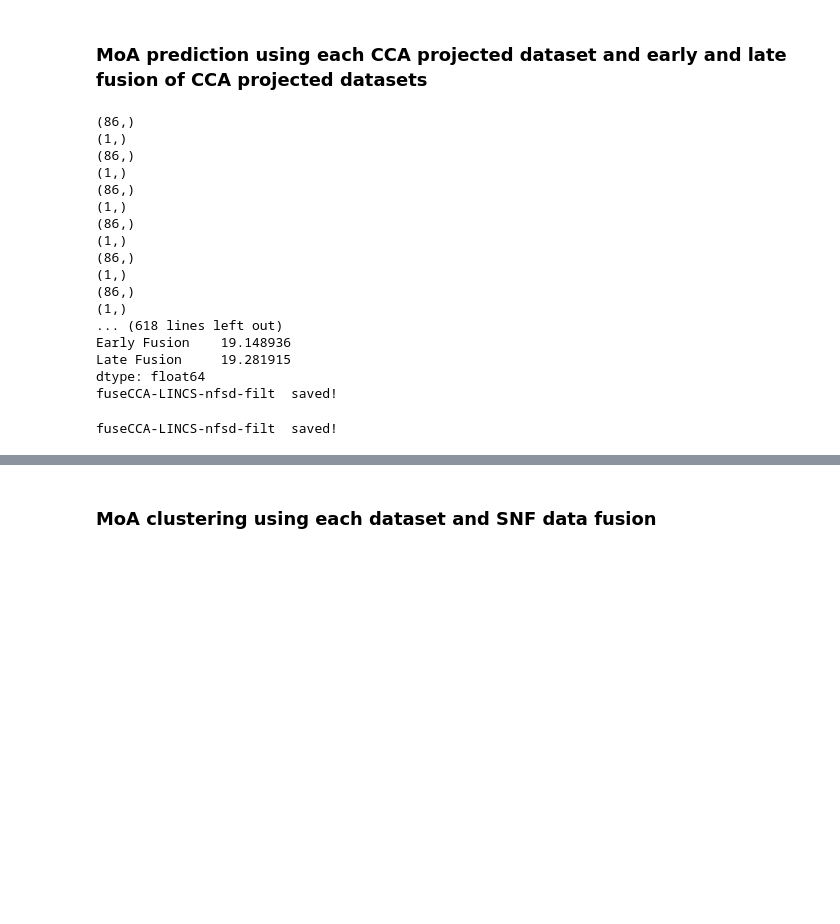
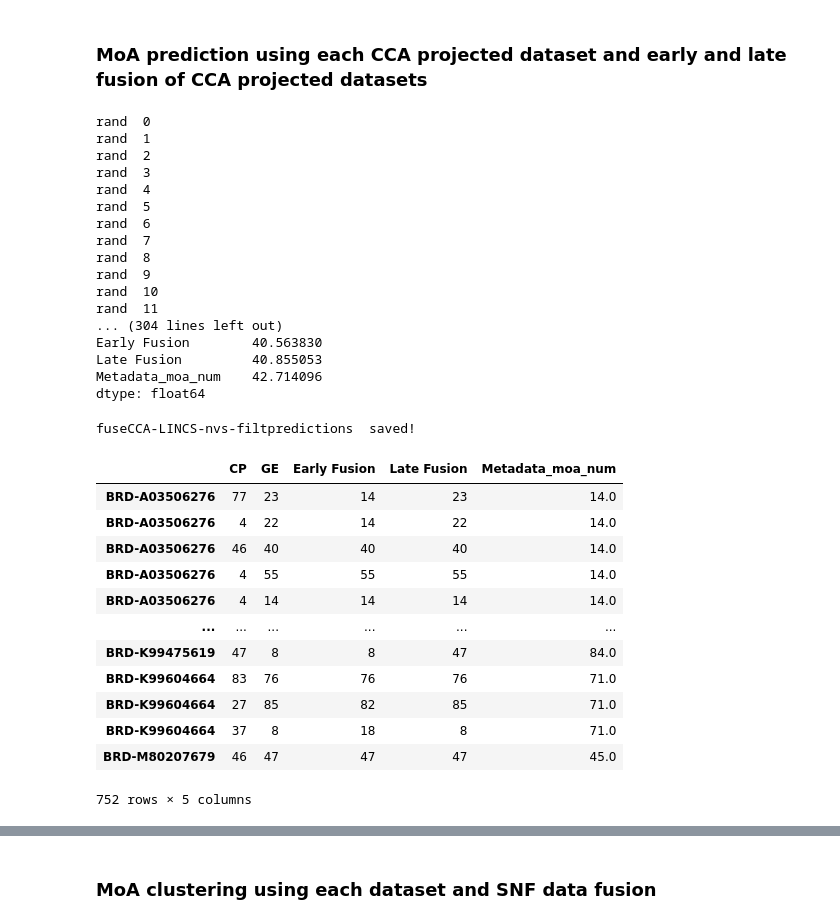
Before and after one commit to carpenter-singh-lab/2022_Haghighi_NatureMethods, a Jupyter notebook: 2-Modality_Integration.ipynb, the cells around one changed output, grey strips where cells are left out. Saved outputs shown, nothing was run; the diff lists cells and outputs as text; code cells hidden in the pictures; blank space fills up the shorter version.

```diff
--- a/2-Modality_Integration.ipynb
+++ b/2-Modality_Integration.ipynb
@@ -721,15 +854,16 @@ group_labels=leG.fit_transform(filteredMOAs['Compounds'].values)
 i=0
 # for train_index0, test_index in gkf.split(filteredMOAs, groups=group_labels):
 for train_index, test_index in logo.split(filteredMOAs, groups=group_labels):
-#     print('rand ',i)
+    print('rand ',i)
+    i+=1
 
 #     data_train = filteredMOAs.loc[train_index,domXfeats].values;
     labels_train=filteredMOAs.loc[train_index,'Metadata_moa_num'].tolist()
-    print(filteredMOAs.loc[train_index,'Metadata_moa_num'].unique().shape)
+#     print(filteredMOAs.loc[train_index,'Metadata_moa_num'].unique().shape)
 
 #     data_test = filteredMOAs.loc[test_index,domXfeats].values;
     labels_test=filteredMOAs.loc[test_index,'Metadata_moa_num'].tolist()
-    print(filteredMOAs.loc[test_index,'Metadata_moa_num'].unique().shape)
+#     print(filteredMOAs.loc[test_index,'Metadata_moa_num'].unique().shape)
 
     class_weightt = class_weight.compute_class_weight(class_weight='balanced',classes=np.unique(labels_train),y=labels_train)
 #         model_tr = RandomForestClassifier(n_estimators=10,max_features=100,class_weight="balanced")
@@ -759,43 +893,62 @@ for train_index, test_index in logo.split(filteredMOAs, groups=group_labels):
         model_tr = LogisticRegression(multi_class='multinomial',n_jobs=3,max_iter=1000,class_weight="balanced")
         model_tr.fit(dt_train,labels_train)
 
-        accc=model_tr.score(dt_test,labels_test)
+#         accc=model_tr.score(dt_test,labels_test)
         probs.append(model_tr.predict_proba(dt_test))
-        moa_pred_res_cca.loc[filteredMOAs.loc[test_index,'Compounds'].unique()[0],col]=accc*100
+#         moa_pred_res_cca.loc[filteredMOAs.loc[test_index,'Compounds'].unique()[0],col]=accc*100
+        moa_pred_res_cca.loc[filteredMOAs.loc[test_index,'Compounds'].unique()[0],col]=model_tr.predict(dt_test)
 
 #     labels_lateFusion=list(np.argmax((probs[0]+probs[1])/2,axis=1))
     labels_lateFusion=model_tr.classes_[np.argmax((probs[0]+probs[1])/2,axis=1)]
-#     acc_array_cca_filt2[i,n+1]=accuracy_score(labels_test,labels_lateFusion)*100
+#     moa_pred_res_cca.loc[filteredMOAs.loc[test_index,'Compounds'].unique()[0],'Late Fusion']=\
+#     accuracy_score(labels_test,labels_lateFusion)*100
+
     moa_pred_res_cca.loc[filteredMOAs.loc[test_index,'Compounds'].unique()[0],'Late Fusion']=\
-    accuracy_score(labels_test,labels_lateFusion)*100
+    labels_lateFusion
+    moa_pred_res_cca.loc[filteredMOAs.loc[test_index,'Compounds'].unique()[0],'Metadata_moa_num']=\
+    labels_test
 
+
+moa_pred_res_cca['Metadata_moa_num']=moa_pred_res_cca.Metadata_moa_num.apply(lambda x: int(x[0]) if type(x)==list else x)
 
 print(moa_pred_res_cca.mean())
 
 filename=results_dir+'/MoAprediction/pred_moa.xlsx'
-saveAsNewSheetToExistingFile(filename,moa_pred_res_cca,'fuseCCA-'+dataset+'-'+profTypeAbbrev+'-'+f)
+saveAsNewSheetToExistingFile(filename,moa_pred_res_cca,'fuseCCA-'+dataset+'-'+profTypeAbbrev+'-'+f+'-predictions')
 
 # print('Accuracy: ',r, np.mean(Acc_list)*100)
 # %% [output]
-(86,)
-(1,)
-(86,)
-(1,)
-(86,)
-(1,)
-(86,)
-(1,)
-(86,)
-(1,)
-(86,)
-(1,)
-... (618 lines left out)
-Early Fusion    19.148936
-Late Fusion     19.281915
+rand  0
+rand  1
+rand  2
+rand  3
+rand  4
+rand  5
+rand  6
+rand  7
+rand  8
+rand  9
+rand  10
+rand  11
+... (304 lines left out)
+Early Fusion        40.563830
+Late Fusion         40.855053
+Metadata_moa_num    42.714096
 dtype: float64
-fuseCCA-LINCS-nfsd-filt  saved!
+fuseCCA-LINCS-nvs-filtpredictions  saved!
-# %%
-filename=results_dir+'/MoAprediction/pred_moa.xlsx'
-saveAsNewSheetToExistingFile(filename,moa_pred_res_cca,'fuseCCA-'+dataset+'-'+profTypeAbbrev+'-'+f)
-# %% [output]
-fuseCCA-LINCS-nfsd-filt  saved!
+# %%
+moa_pred_res_cca
+# %% [output]
+|  | CP | GE | Early Fusion | Late Fusion | Metadata_moa_num |
+| BRD-A03506276 | 77 | 23 | 14 | 23 | 14.0 |
+| BRD-A03506276 | 4 | 22 | 14 | 22 | 14.0 |
+| BRD-A03506276 | 46 | 40 | 40 | 40 | 14.0 |
+| BRD-A03506276 | 4 | 55 | 55 | 55 | 14.0 |
+| BRD-A03506276 | 4 | 14 | 14 | 14 | 14.0 |
+| ... | ... | ... | ... | ... | ... |
+| BRD-K99475619 | 47 | 8 | 8 | 47 | 84.0 |
+| BRD-K99604664 | 83 | 76 | 76 | 76 | 71.0 |
+| BRD-K99604664 | 27 | 85 | 82 | 85 | 71.0 |
+| BRD-K99604664 | 37 | 8 | 18 | 8 | 71.0 |
+| BRD-M80207679 | 46 | 47 | 47 | 47 | 45.0 |
+752 rows × 5 columns
```
Also changed, not shown: parts of 29 cells of this notebook, 3 other files.
